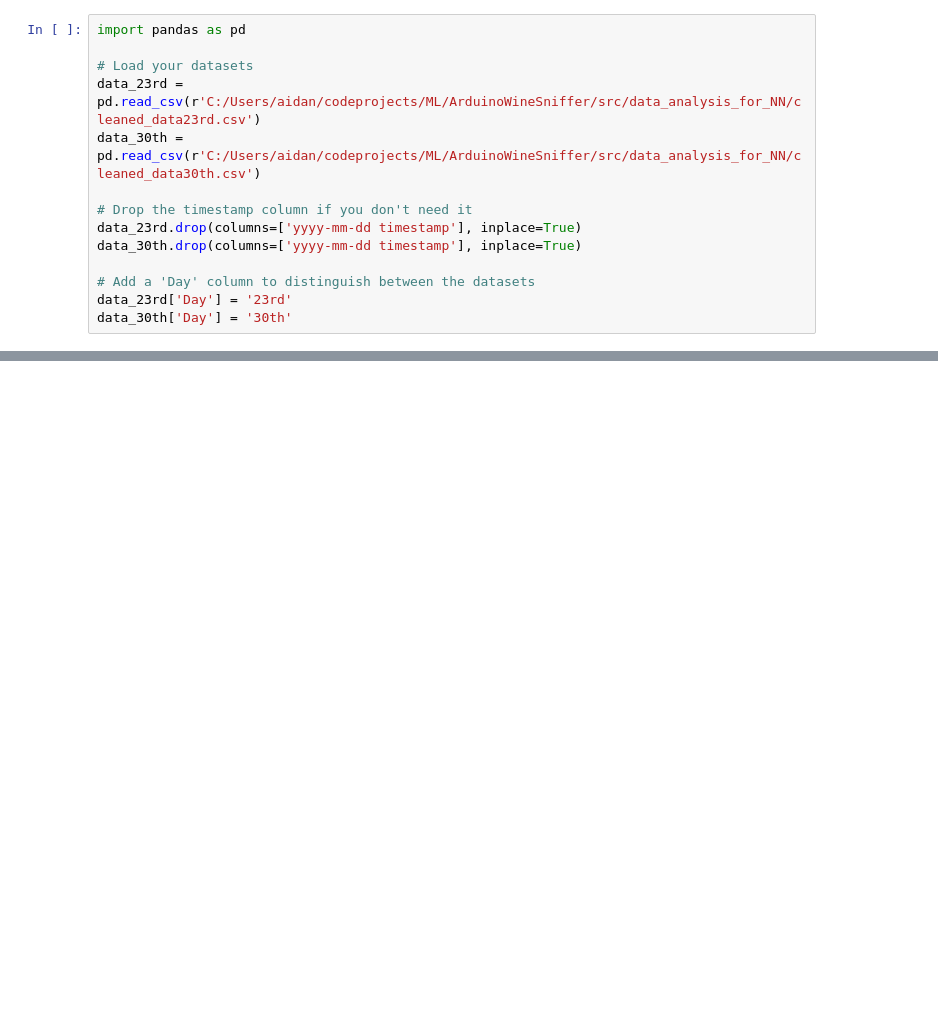
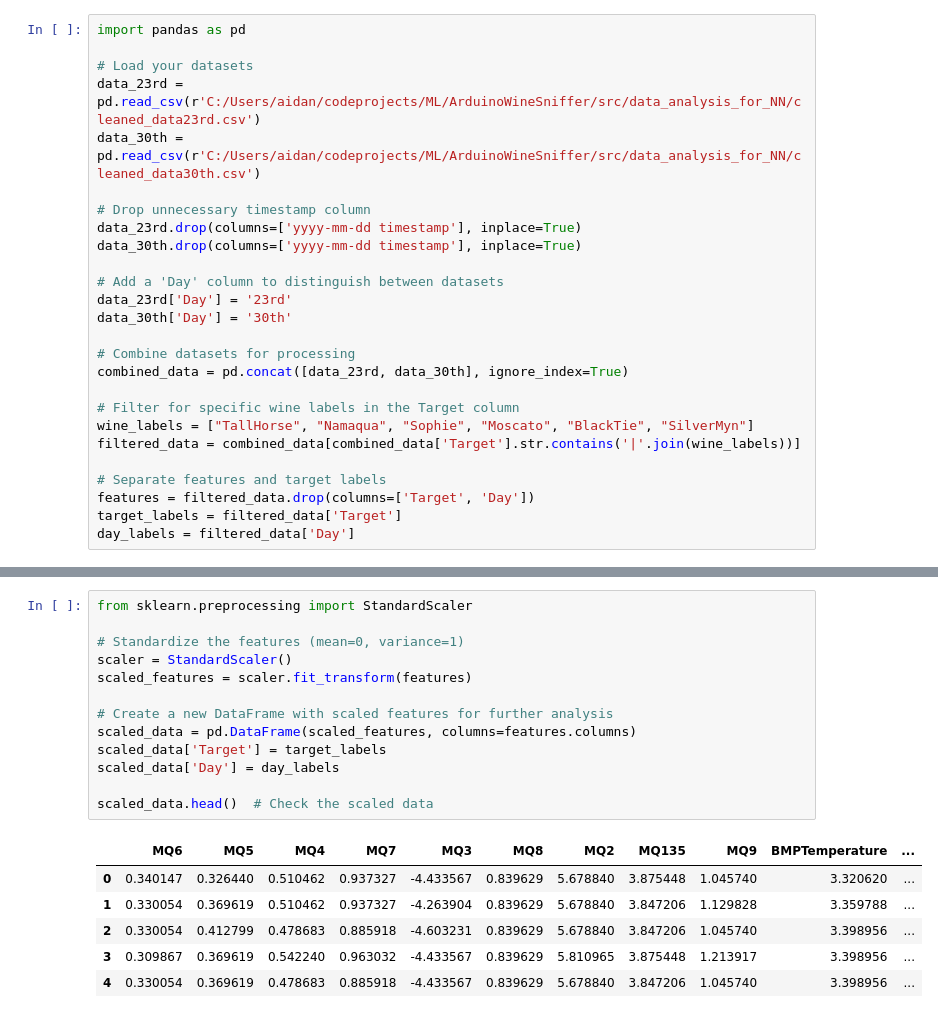
Before and after one commit to AidanRabinowitz/ArduinoWineSniffer, a Jupyter notebook: src/data_analysis_for_NN/NNAnalysis.ipynb, the cells around one changed output, grey strips where cells are left out. Saved outputs shown, nothing was run; the diff lists cells and outputs as text; blank space fills up the shorter version.

```diff
--- a/src/data_analysis_for_NN/NNAnalysis.ipynb
+++ b/src/data_analysis_for_NN/NNAnalysis.ipynb
@@ -5,10 +5,22 @@ import pandas as pd
 data_23rd = pd.read_csv(r'C:/Users/aidan/codeprojects/ML/ArduinoWineSniffer/src/data_analysis_for_NN/cleaned_data23rd.csv')
 data_30th = pd.read_csv(r'C:/Users/aidan/codeprojects/ML/ArduinoWineSniffer/src/data_analysis_for_NN/cleaned_data30th.csv')
 
-# Drop the timestamp column if you don't need it
+# Drop unnecessary timestamp column
 data_23rd.drop(columns=['yyyy-mm-dd timestamp'], inplace=True)
 data_30th.drop(columns=['yyyy-mm-dd timestamp'], inplace=True)
 
-# Add a 'Day' column to distinguish between the datasets
+# Add a 'Day' column to distinguish between datasets
 data_23rd['Day'] = '23rd'
 data_30th['Day'] = '30th'
+
+# Combine datasets for processing
+combined_data = pd.concat([data_23rd, data_30th], ignore_index=True)
+
+# Filter for specific wine labels in the Target column
+wine_labels = ["TallHorse", "Namaqua", "Sophie", "Moscato", "BlackTie", "SilverMyn"]
+filtered_data = combined_data[combined_data['Target'].str.contains('|'.join(wine_labels))]
+
+# Separate features and target labels
+features = filtered_data.drop(columns=['Target', 'Day'])
+target_labels = filtered_data['Target']
+day_labels = filtered_data['Day']
@@ -60,0 +27,20 @@ plt.show()
+# %%
+from sklearn.preprocessing import StandardScaler
+
+# Standardize the features (mean=0, variance=1)
+scaler = StandardScaler()
+scaled_features = scaler.fit_transform(features)
+
+# Create a new DataFrame with scaled features for further analysis
+scaled_data = pd.DataFrame(scaled_features, columns=features.columns)
+scaled_data['Target'] = target_labels
+scaled_data['Day'] = day_labels
+
+scaled_data.head()  # Check the scaled data
+# %% [output]
+|  | MQ6 | MQ5 | MQ4 | MQ7 | MQ3 | MQ8 | MQ2 | MQ135 | MQ9 | BMPTemperature | ... |
+| 0 | 0.340147 | 0.326440 | 0.510462 | 0.937327 | -4.433567 | 0.839629 | 5.678840 | 3.875448 | 1.045740 | 3.320620 | ... |
+| 1 | 0.330054 | 0.369619 | 0.510462 | 0.937327 | -4.263904 | 0.839629 | 5.678840 | 3.847206 | 1.129828 | 3.359788 | ... |
+| 2 | 0.330054 | 0.412799 | 0.478683 | 0.885918 | -4.603231 | 0.839629 | 5.678840 | 3.847206 | 1.045740 | 3.398956 | ... |
+| 3 | 0.309867 | 0.369619 | 0.542240 | 0.963032 | -4.433567 | 0.839629 | 5.810965 | 3.875448 | 1.213917 | 3.398956 | ... |
+| 4 | 0.330054 | 0.369619 | 0.478683 | 0.885918 | -4.433567 | 0.839629 | 5.678840 | 3.847206 | 1.045740 | 3.398956 | ... |
```
Also changed, not shown: parts of 11 cells of this notebook, 7 other files.
